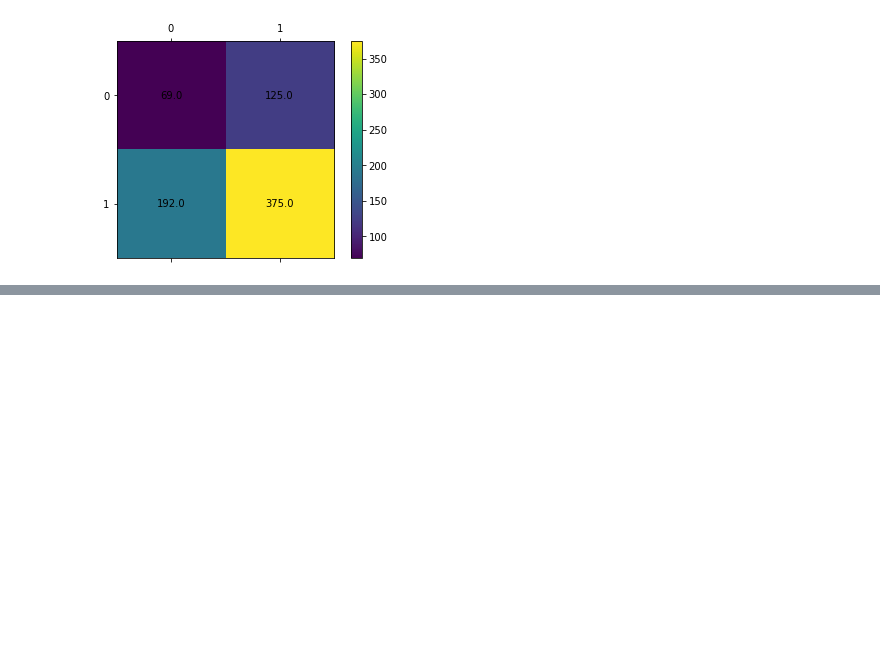
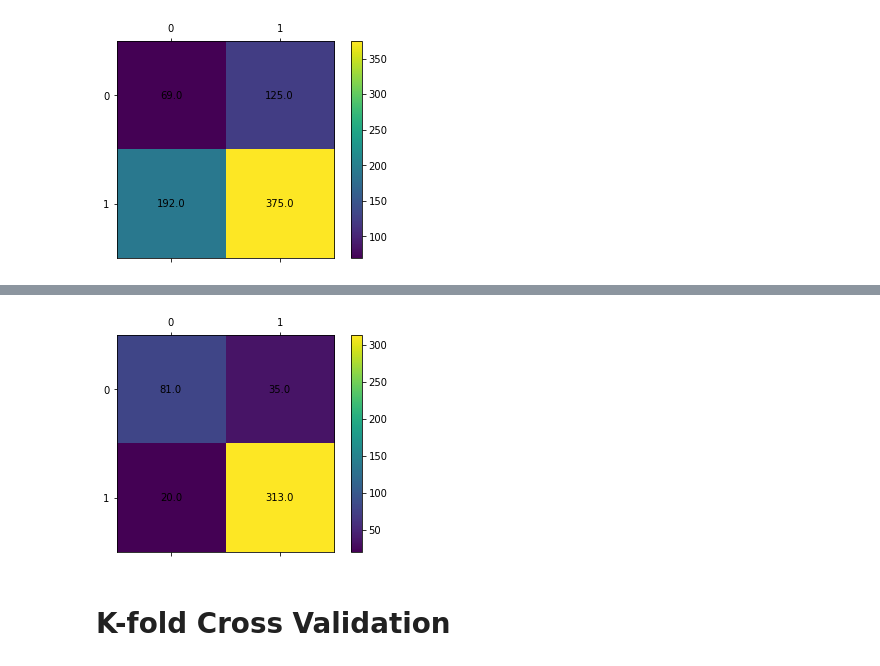
Before and after one commit to purboday/DeepECO, a Jupyter notebook: Occupancy_Data_PCA.ipynb, the cells around one changed output, grey strips where cells are left out. Saved outputs shown, nothing was run; the diff lists cells and outputs as text; code cells hidden in the pictures; blank space fills up the shorter version.

```diff
--- a/Occupancy_Data_PCA.ipynb
+++ b/Occupancy_Data_PCA.ipynb
@@ -941,0 +977,18 @@ for i in range(len(y_test)):
+# %%
+# Creating the Confusion Matrix
+from sklearn.metrics import confusion_matrix
+cmw = confusion_matrix(y_testw, y_predw)
+# plt.matshow(cm)
+fig, ax = plt.subplots()
+# Using matshow here just because it sets the ticks up nicely. imshow is faster.
+im = ax.matshow(cmw)
+fig.colorbar(im)
+
+for (i, j), z in np.ndenumerate(cmw):
+    ax.text(j, i, '{:0.1f}'.format(z), ha='center', va='center')
+plt.show()
+# %% [output]
+[figure, added]
+# %% [markdown]
+K-fold Cross Validation
+=====================
```
Also changed, not shown: parts of 70 cells of this notebook.
